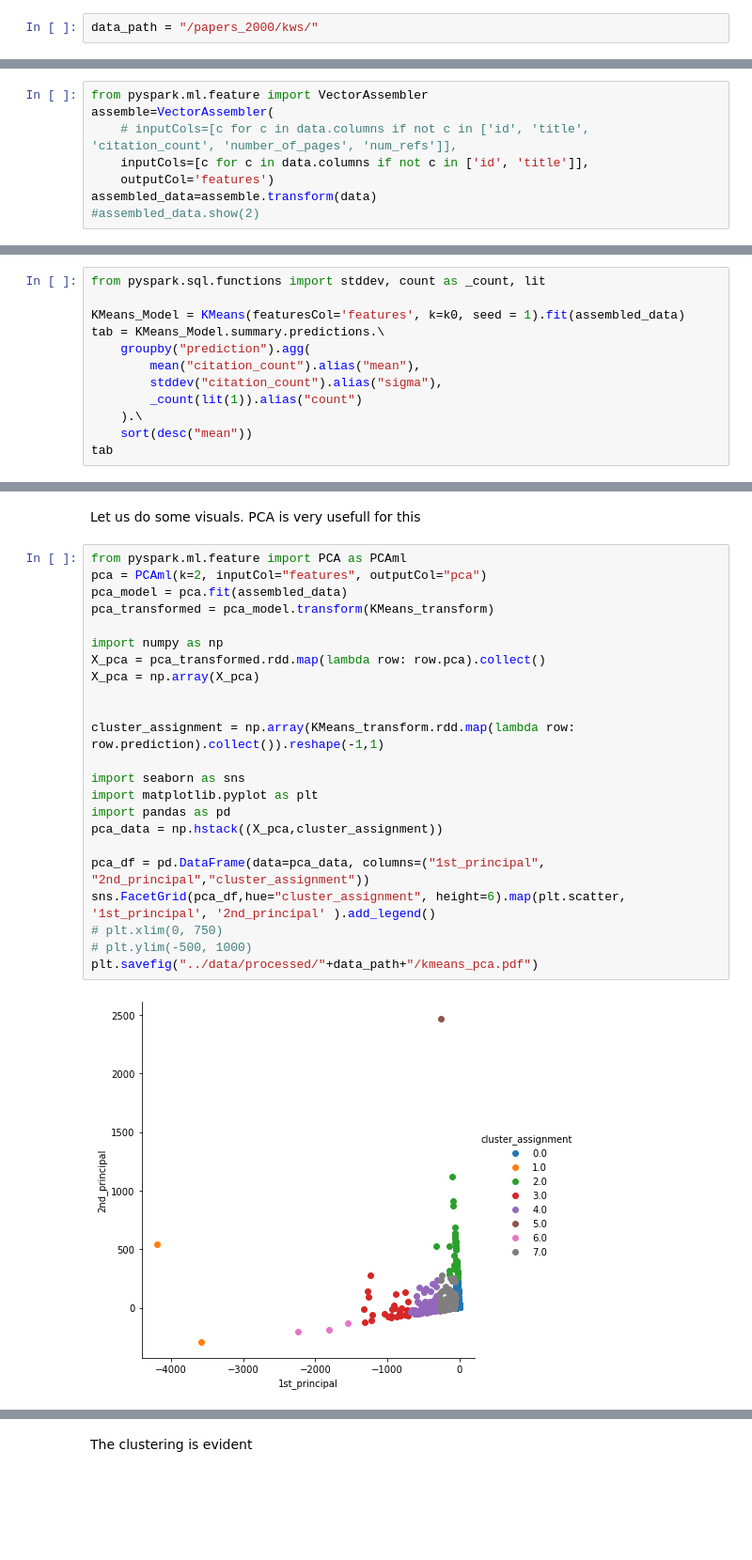
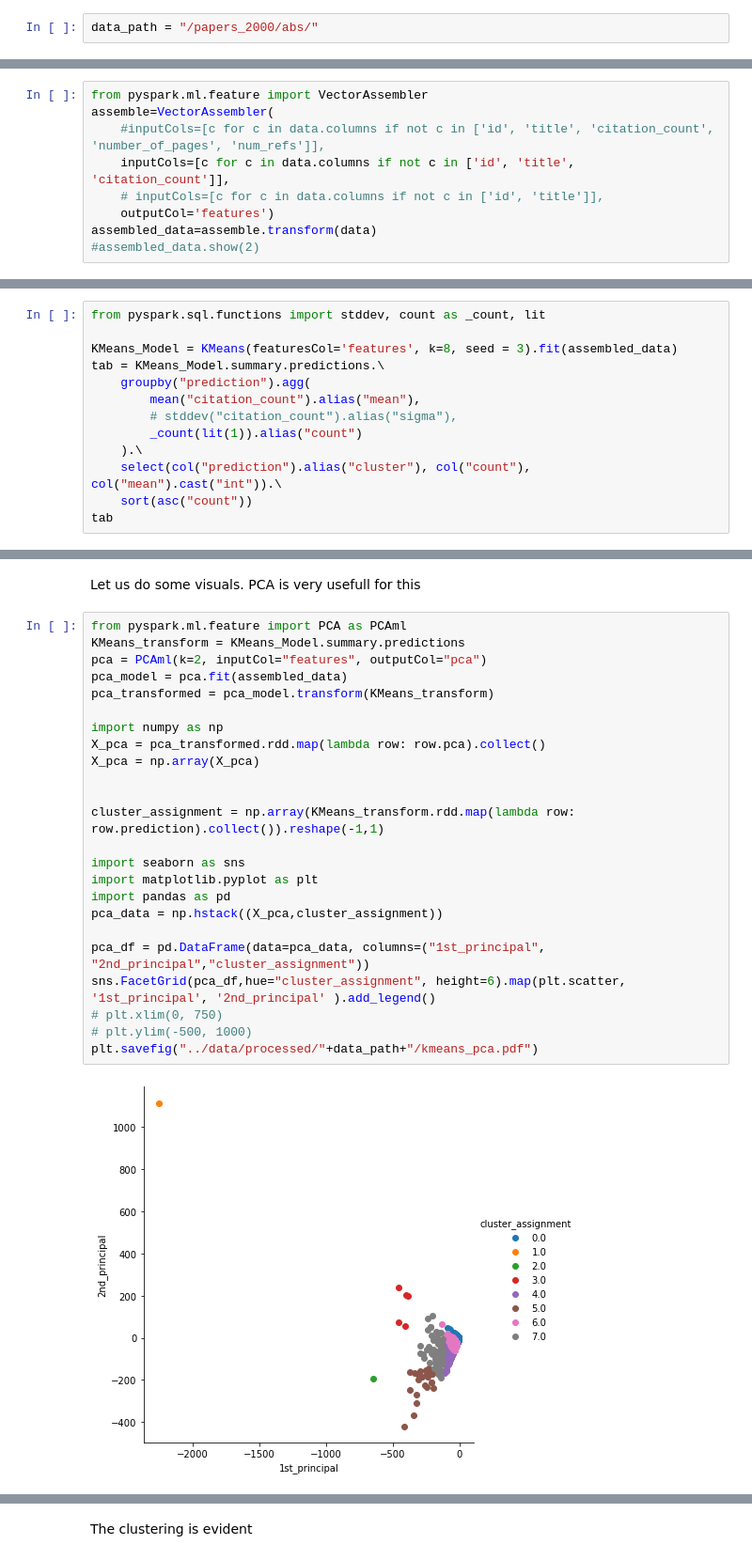
Before and after one commit to ALuchinsky/Spring2022_CS6500, a Jupyter notebook: notebooks/KMeans.ipynb, the cells around one changed output, grey strips where cells are left out. Shown at 94% size. Cells and saved outputs as stored; diff of their text form; blank space fills up the shorter version.

```diff
--- a/notebooks/KMeans.ipynb
+++ b/notebooks/KMeans.ipynb
@@ -26,7 +26,7 @@ spark = SparkSession.builder \
     .config('spark.sql.repl.eagerEval.enabled', True) \
     .getOrCreate()
 # %%
-data_path = "/papers_2000/kws/"
+data_path = "/papers_2000/abs/"
 # %%
 # Dummy table created ny AL_read_papers notebook
 # Original data is first 30000 papers from 2010 with 50 assigned keywords
@@ -61,8 +64,9 @@ Included all columns except title and ID since those are strings and identifiers
 # %%
 from pyspark.ml.feature import VectorAssembler
 assemble=VectorAssembler(
-    # inputCols=[c for c in data.columns if not c in ['id', 'title', 'citation_count', 'number_of_pages', 'num_refs']],
-    inputCols=[c for c in data.columns if not c in ['id', 'title']],
+    #inputCols=[c for c in data.columns if not c in ['id', 'title', 'citation_count', 'number_of_pages', 'num_refs']],
+    inputCols=[c for c in data.columns if not c in ['id', 'title', 'citation_count']],
+    # inputCols=[c for c in data.columns if not c in ['id', 'title']],
     outputCol='features')
 assembled_data=assemble.transform(data)
 #assembled_data.show(2)
@@ -159,13 +163,14 @@ Here are mean citation counts per clusters
 # %%
 from pyspark.sql.functions import stddev, count as _count, lit
 
-KMeans_Model = KMeans(featuresCol='features', k=k0, seed = 1).fit(assembled_data)
+KMeans_Model = KMeans(featuresCol='features', k=8, seed = 3).fit(assembled_data)
 tab = KMeans_Model.summary.predictions.\
     groupby("prediction").agg(
         mean("citation_count").alias("mean"),
-        stddev("citation_count").alias("sigma"),
+        # stddev("citation_count").alias("sigma"),
         _count(lit(1)).alias("count")
     ).\
-    sort(desc("mean"))
+    select(col("prediction").alias("cluster"), col("count"), col("mean").cast("int")).\
+    sort(asc("count"))
 tab
 # %% [output]
@@ -249,26 +224,27 @@ tab.toPandas().to_csv("../data/processed/"+data_path+"/kmeans_mean_table.csv")
 Let us do some visuals. PCA is very usefull for this
 # %%
 from pyspark.ml.feature import PCA as PCAml
+KMeans_transform = KMeans_Model.summary.predictions
 pca = PCAml(k=2, inputCol="features", outputCol="pca")
 pca_model = pca.fit(assembled_data)
 pca_transformed = pca_model.transform(KMeans_transform)
 
 import numpy as np
 X_pca = pca_transformed.rdd.map(lambda row: row.pca).collect()
 X_pca = np.array(X_pca)
 
 
 cluster_assignment = np.array(KMeans_transform.rdd.map(lambda row: row.prediction).collect()).reshape(-1,1)
 
 import seaborn as sns
 import matplotlib.pyplot as plt
 import pandas as pd
 pca_data = np.hstack((X_pca,cluster_assignment))
 
 pca_df = pd.DataFrame(data=pca_data, columns=("1st_principal", "2nd_principal","cluster_assignment"))
 sns.FacetGrid(pca_df,hue="cluster_assignment", height=6).map(plt.scatter, '1st_principal', '2nd_principal' ).add_legend()
 # plt.xlim(0, 750)
 # plt.ylim(-500, 1000)
 plt.savefig("../data/processed/"+data_path+"/kmeans_pca.pdf")
 # %% [output]
-[figure, old version]
+[figure, new version]
```
Also changed, not shown: parts of 18 cells of this notebook, 5 other files.
